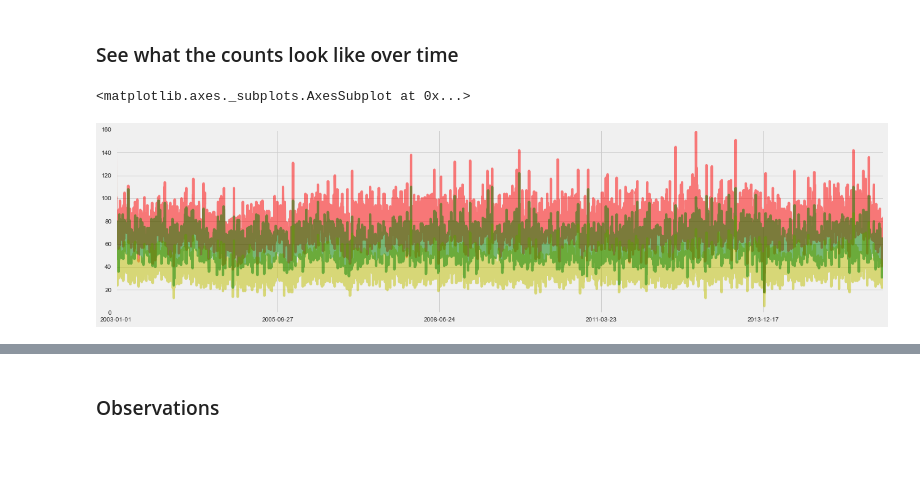
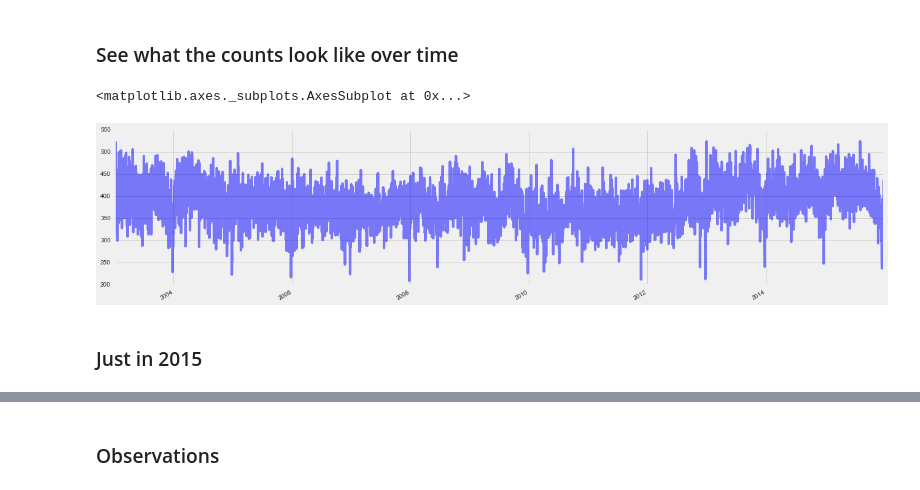
Before and after one commit to jhaskin/ds_portfolio, a Jupyter notebook: 5_analysis_cleaning.ipynb, the cells around one changed output, grey strips where cells are left out. Cells and saved outputs as stored; diff of their text form; code cells hidden in the pictures; blank space fills up the shorter version.

```diff
--- a/5_analysis_cleaning.ipynb
+++ b/5_analysis_cleaning.ipynb
@@ -164,6 +167,8 @@ memory usage: 1.4+ MB
 # %% [markdown]
 ## Clean Features
 [[back to top](#Sections)]
+# %%
+data.index = pd.to_datetime(data.index)
 # %% [markdown]
 ### Categoricals
 # %%
@@ -290,6 +295,6 @@ records
 - drop data with crime_count less than 250, so Christmas does not skew results
 # %%
 # temp DON'T remove outliers now
-#data = data[data['crime_count'] > 275]
+data = data[data['crime_count'] > 200]
 data.shape
 # %% [output]
@@ -321,6 +326,6 @@ data.sort_values('crime_count', ascending=False).head(15)
 - drop data with crime level above 550, to remove these anomalys
 # %%
 # TEMP Block outlier removal
-#data = data[data['crime_count'] < 525]
+data = data[data['crime_count'] < 525]
 data.shape
 # %% [output]
@@ -385,10 +356,12 @@ plt.tight_layout();
 ### See what the counts look like over time
 # %%
 fig = plt.figure(figsize=(20,5))
-#data['crime_count'].plot(color='b', alpha=.5)
-data['weather_crime_count'].plot(color='r', alpha=.5)
-data['violent_count'].plot(color='y', alpha=.5)
-data['COP_count'].plot(color='g', alpha=.5)
+data['crime_count'].plot(color='b', alpha=.5)
+#data['weather_crime_count'].plot(color='r', alpha=.5)
+#data['violent_count'].plot(color='y', alpha=.5)
+#data['COP_count'].plot(color='g', alpha=.5)
 # %% [output]
 <matplotlib.axes._subplots.AxesSubplot at 0x...>
-[figure, old version]
+[figure, new version]
+# %% [markdown]
+### Just in 2015
```
Also changed, not shown: parts of 48 cells of this notebook, 11 other files.
